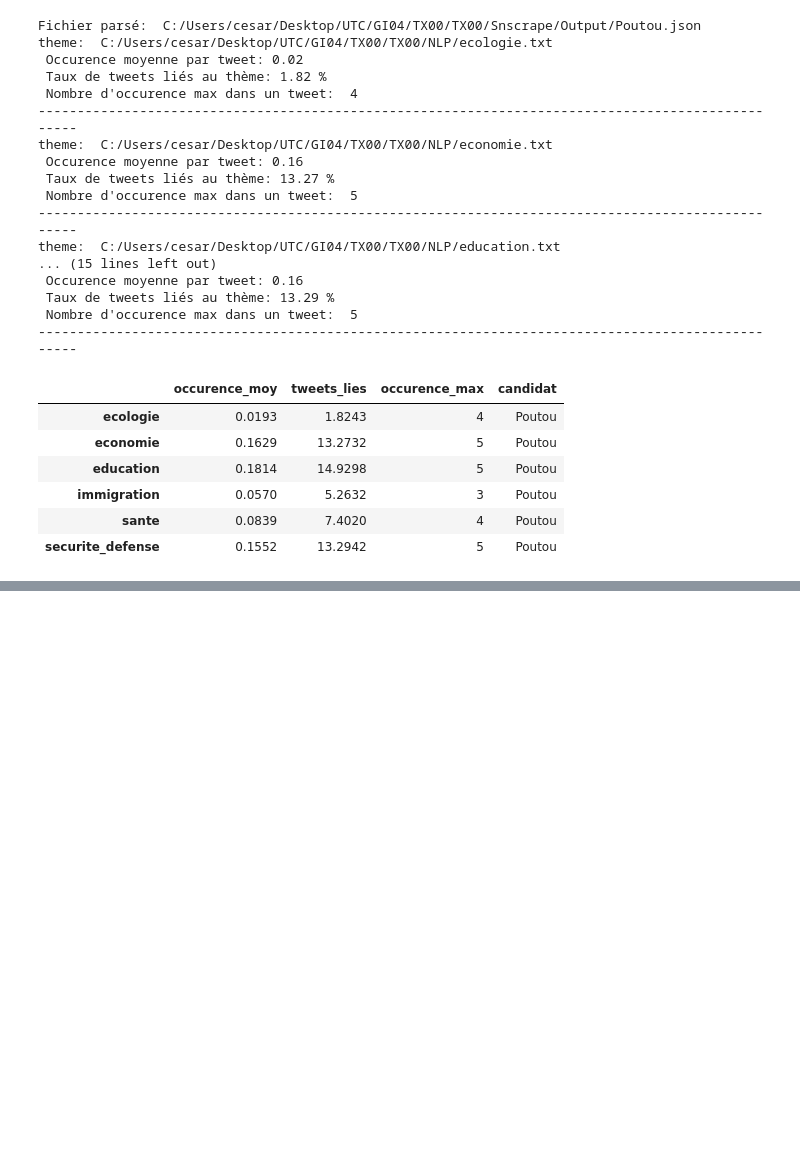
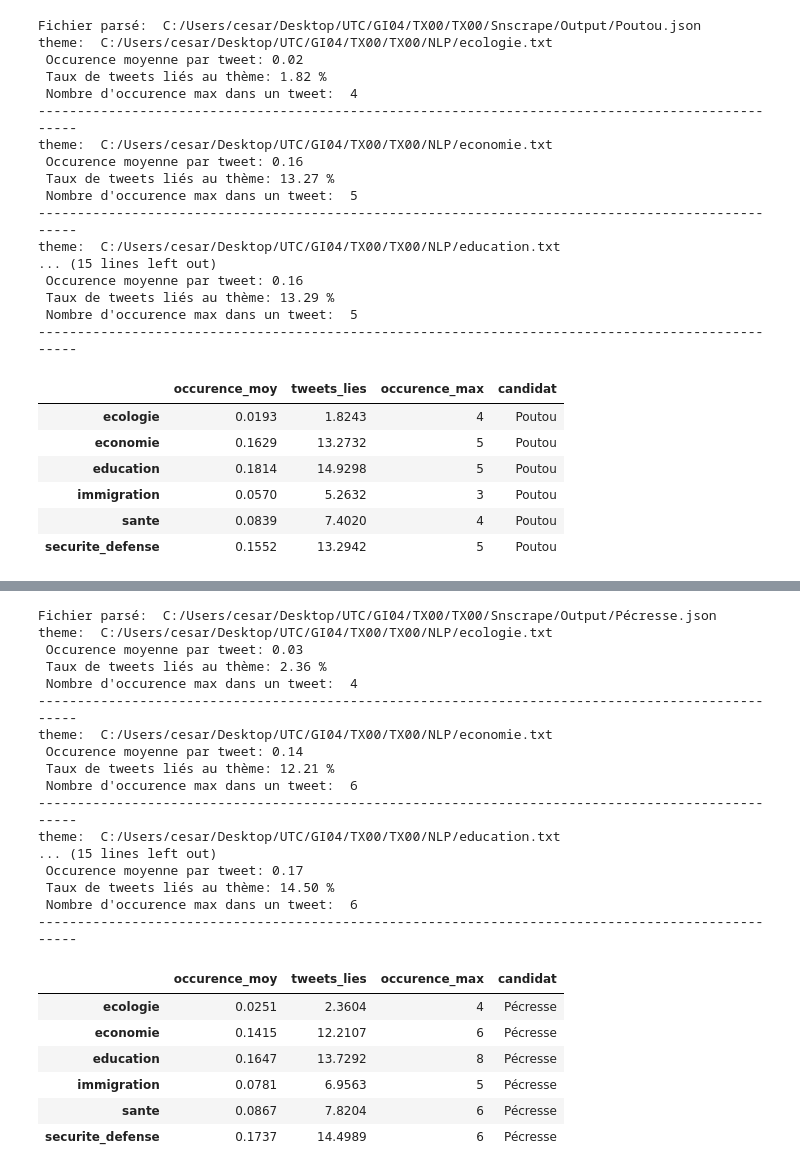
Before and after one commit to lmabille/TX00, a Jupyter notebook: NLP/data_visu.ipynb, the cells around one changed output, grey strips where cells are left out. Drawn from its saved outputs; the diff is of its cells as text; code cells hidden in the pictures; blank space fills up the shorter version.

```diff
--- a/NLP/data_visu.ipynb
+++ b/NLP/data_visu.ipynb
@@ -126,0 +187,30 @@ theme:  C:/Users/cesar/Desktop/UTC/GI04/TX00/TX00/NLP/education.txt
+# %%
+insights_pecresse = themes_by_candidate("Pécresse")
+df_pecresse = pd.DataFrame(insights_pecresse, index = ["ecologie", "economie", "education", "immigration", "sante", "securite_defense"])
+df_pecresse["candidat"] = ["Pécresse", "Pécresse", "Pécresse", "Pécresse", "Pécresse", "Pécresse"]
+df_pecresse
+# %% [output]
+Fichier parsé:  C:/Users/cesar/Desktop/UTC/GI04/TX00/TX00/Snscrape/Output/Pécresse.json
+theme:  C:/Users/cesar/Desktop/UTC/GI04/TX00/TX00/NLP/ecologie.txt
+ Occurence moyenne par tweet: 0.03
+ Taux de tweets liés au thème: 2.36 %
+ Nombre d'occurence max dans un tweet:  4
+--------------------------------------------------------------------------------------------------
+theme:  C:/Users/cesar/Desktop/UTC/GI04/TX00/TX00/NLP/economie.txt
+ Occurence moyenne par tweet: 0.14
+ Taux de tweets liés au thème: 12.21 %
+ Nombre d'occurence max dans un tweet:  6
+--------------------------------------------------------------------------------------------------
+theme:  C:/Users/cesar/Desktop/UTC/GI04/TX00/TX00/NLP/education.txt
+... (15 lines left out)
+ Occurence moyenne par tweet: 0.17
+ Taux de tweets liés au thème: 14.50 %
+ Nombre d'occurence max dans un tweet:  6
+--------------------------------------------------------------------------------------------------
+|  | occurence_moy | tweets_lies | occurence_max | candidat |
+| ecologie | 0.0251 | 2.3604 | 4 | Pécresse |
+| economie | 0.1415 | 12.2107 | 6 | Pécresse |
+| education | 0.1647 | 13.7292 | 8 | Pécresse |
+| immigration | 0.0781 | 6.9563 | 5 | Pécresse |
+| sante | 0.0867 | 7.8204 | 6 | Pécresse |
+| securite_defense | 0.1737 | 14.4989 | 6 | Pécresse |
```
Also changed, not shown: parts of 5 cells of this notebook.
